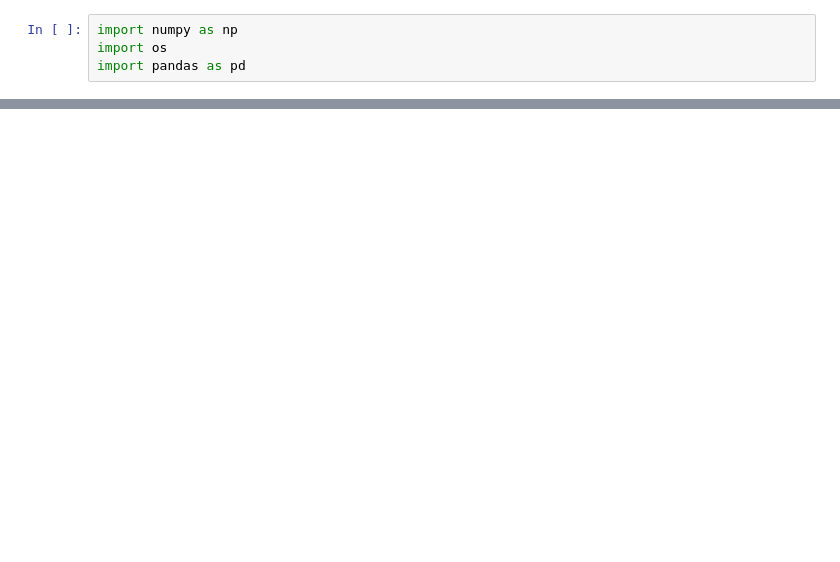
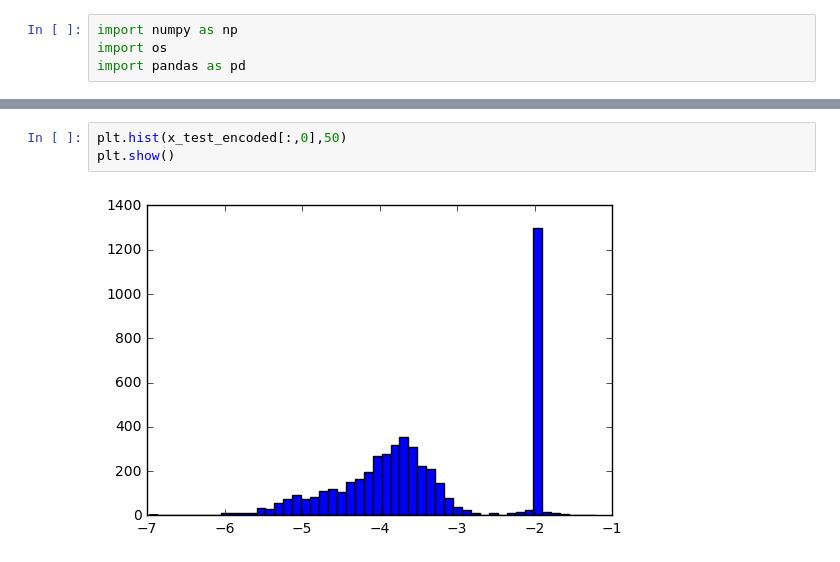
Before and after one commit to tensorstone/VAE_Ising-Model, a Jupyter notebook: VAE Ising_1.ipynb, the cells around one changed output, grey strips where cells are left out. Saved outputs shown, nothing was run; the diff lists cells and outputs as text; blank space fills up the shorter version.

```diff
--- a/VAE Ising_1.ipynb
+++ b/VAE Ising_1.ipynb
@@ -212,0 +228,5 @@ array([ 1.,  1.,  1.,  1.,  1.,  1.,  1.,  1.,  1.,  1.,  1.,  1.,  1.,
+# %%
+plt.hist(x_test_encoded[:,0],50)
+plt.show()
+# %% [output]
+[figure, added]
```
Also changed, not shown: parts of 9 cells of this notebook, 3 other files.
